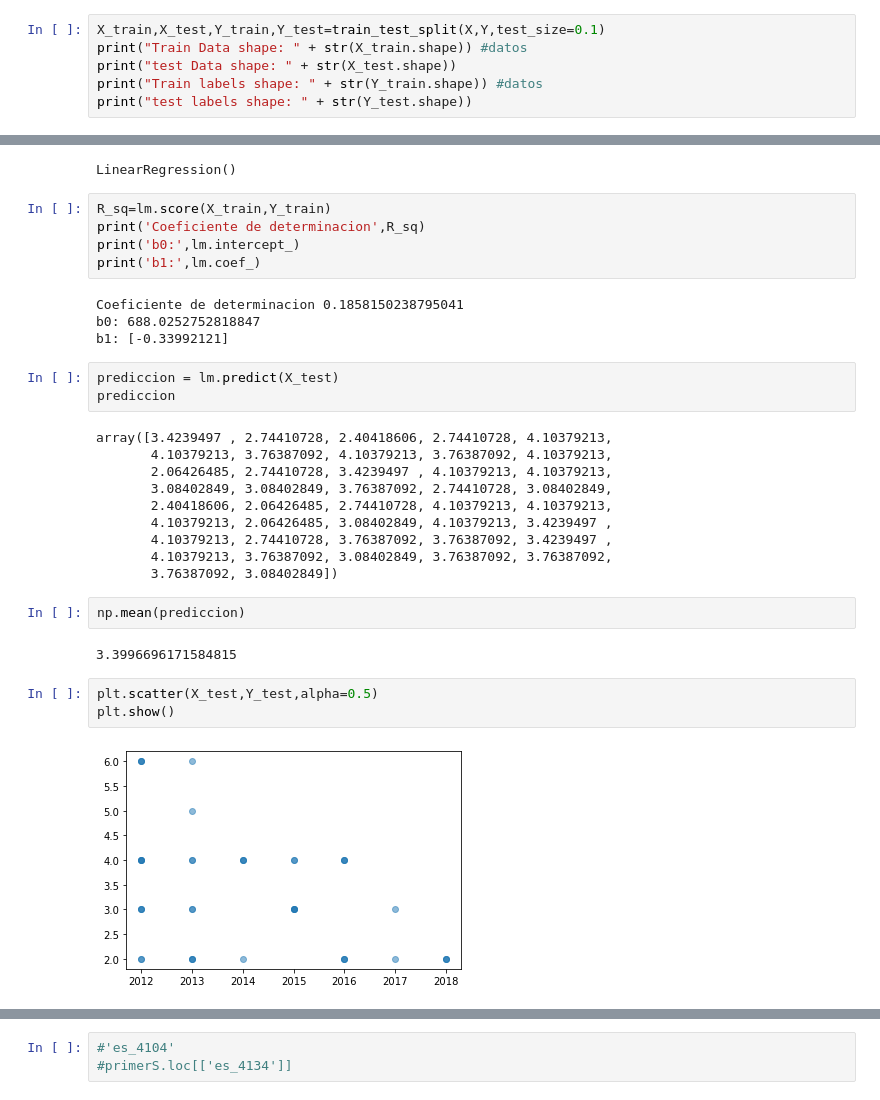
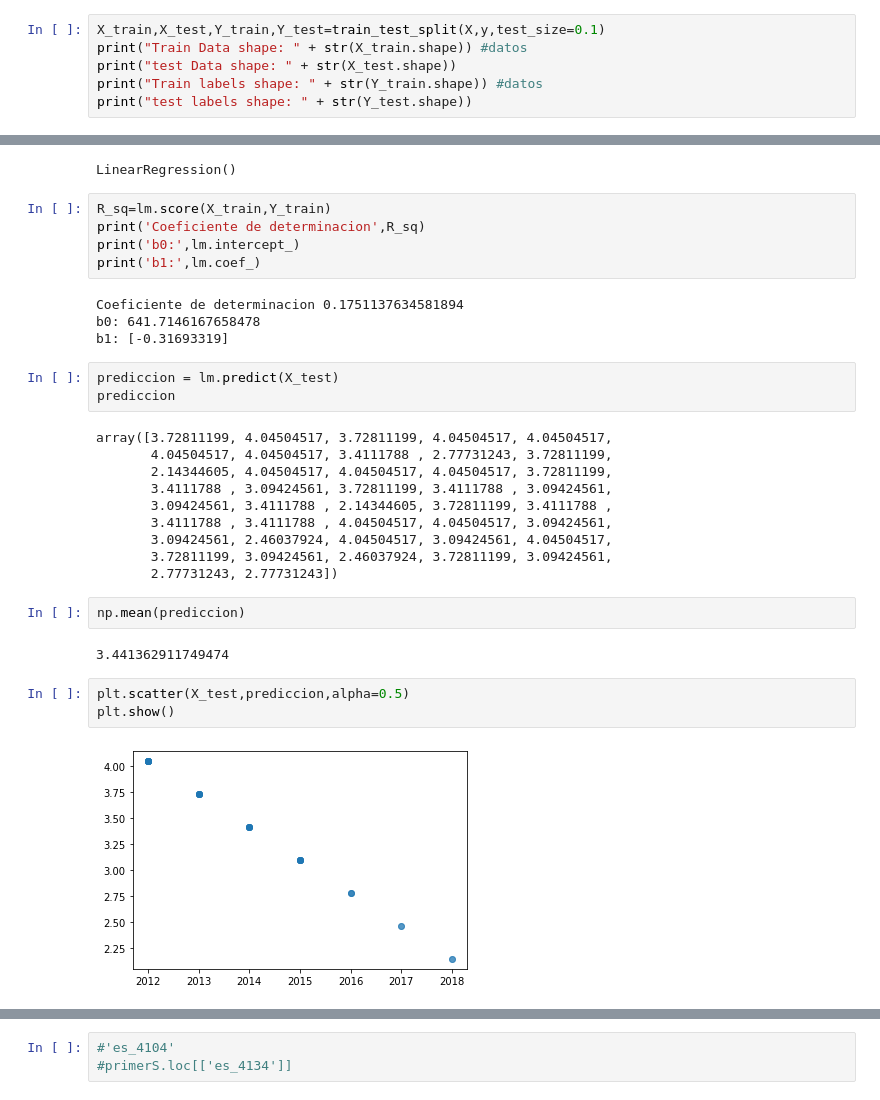
Before and after one commit to nachxnx/IA-MCT-GRUPO4, a Jupyter notebook: Civil/PreProcesamiento.ipynb, the cells around one changed output, grey strips where cells are left out. Saved outputs shown, nothing was run; the diff lists cells and outputs as text.

```diff
--- a/Civil/PreProcesamiento.ipynb
+++ b/Civil/PreProcesamiento.ipynb
@@ -160,7 +159,7 @@ plt.show()
 from sklearn.model_selection import train_test_split
 from sklearn.linear_model import LinearRegression
 # %%
-X_train,X_test,Y_train,Y_test=train_test_split(X,Y,test_size=0.1)
+X_train,X_test,Y_train,Y_test=train_test_split(X,y,test_size=0.1)
 print("Train Data shape: " + str(X_train.shape)) #datos
 print("test Data shape: " + str(X_test.shape))
 print("Train labels shape: " + str(Y_train.shape)) #datos
@@ -181,28 +180,28 @@ print('Coeficiente de determinacion',R_sq)
 print('b0:',lm.intercept_)
 print('b1:',lm.coef_)
 # %% [output]
-Coeficiente de determinacion 0.1858150238795041
-b0: 688.0252752818847
-b1: [-0.33992121]
+Coeficiente de determinacion 0.1751137634581894
+b0: 641.7146167658478
+b1: [-0.31693319]
 # %%
 prediccion = lm.predict(X_test)
 prediccion
 # %% [output]
-array([3.4239497 , 2.74410728, 2.40418606, 2.74410728, 4.10379213,
-       4.10379213, 3.76387092, 4.10379213, 3.76387092, 4.10379213,
-       2.06426485, 2.74410728, 3.4239497 , 4.10379213, 4.10379213,
-       3.08402849, 3.08402849, 3.76387092, 2.74410728, 3.08402849,
-       2.40418606, 2.06426485, 2.74410728, 4.10379213, 4.10379213,
-       4.10379213, 2.06426485, 3.08402849, 4.10379213, 3.4239497 ,
-       4.10379213, 2.74410728, 3.76387092, 3.76387092, 3.4239497 ,
-       4.10379213, 3.76387092, 3.08402849, 3.76387092, 3.76387092,
-       3.76387092, 3.08402849])
+array([3.72811199, 4.04504517, 3.72811199, 4.04504517, 4.04504517,
+       4.04504517, 4.04504517, 3.4111788 , 2.77731243, 3.72811199,
+       2.14344605, 4.04504517, 4.04504517, 4.04504517, 3.72811199,
+       3.4111788 , 3.09424561, 3.72811199, 3.4111788 , 3.09424561,
+       3.09424561, 3.4111788 , 2.14344605, 3.72811199, 3.4111788 ,
+       3.4111788 , 3.4111788 , 4.04504517, 4.04504517, 3.09424561,
+       3.09424561, 2.46037924, 4.04504517, 3.09424561, 4.04504517,
+       3.72811199, 3.09424561, 2.46037924, 3.72811199, 3.09424561,
+       2.77731243, 2.77731243])
 # %%
 np.mean(prediccion)
 # %% [output]
-3.3996696171584815
+3.441362911749474
 # %%
-plt.scatter(X_test,Y_test,alpha=0.5)
+plt.scatter(X_test,prediccion,alpha=0.5)
 plt.show()
 # %% [output]
-[figure, old version]
+[figure, new version]
```
Also changed, not shown: parts of 21 cells of this notebook.
